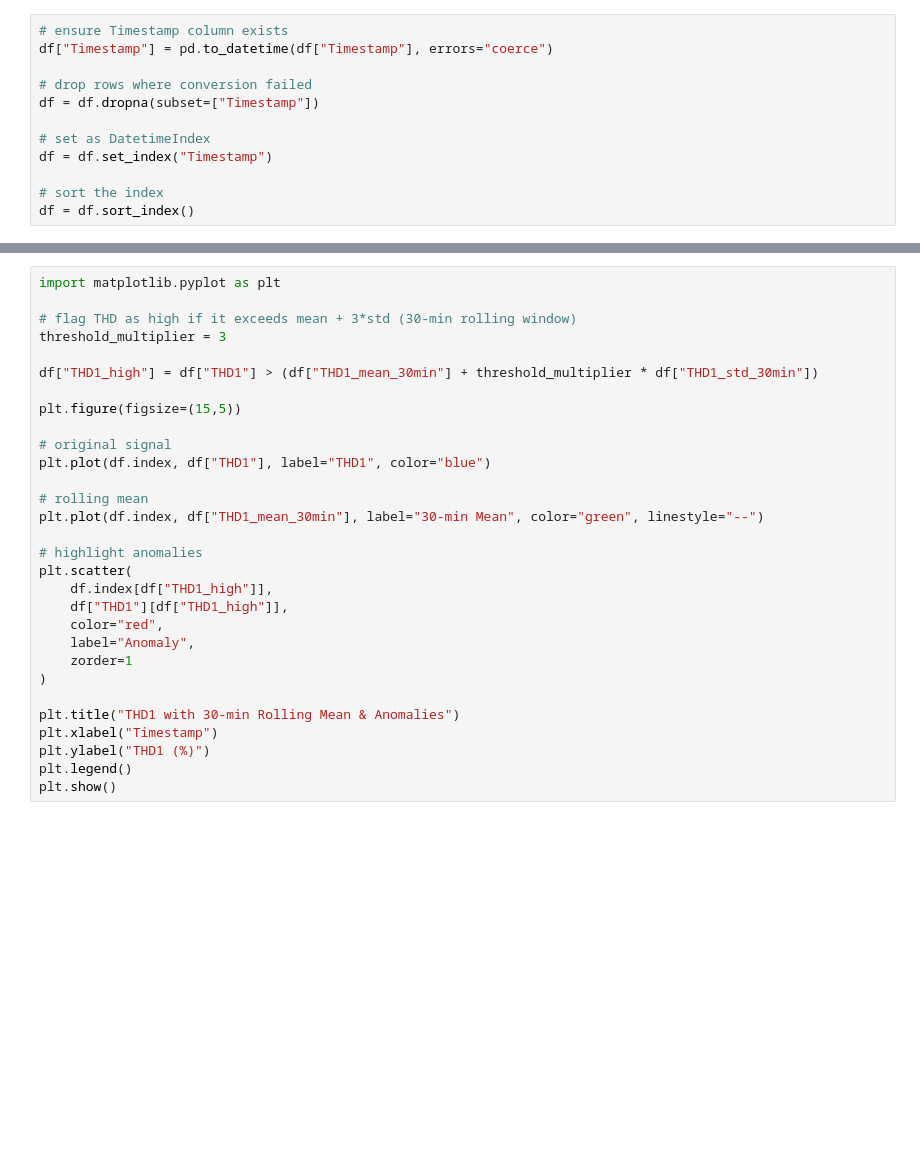
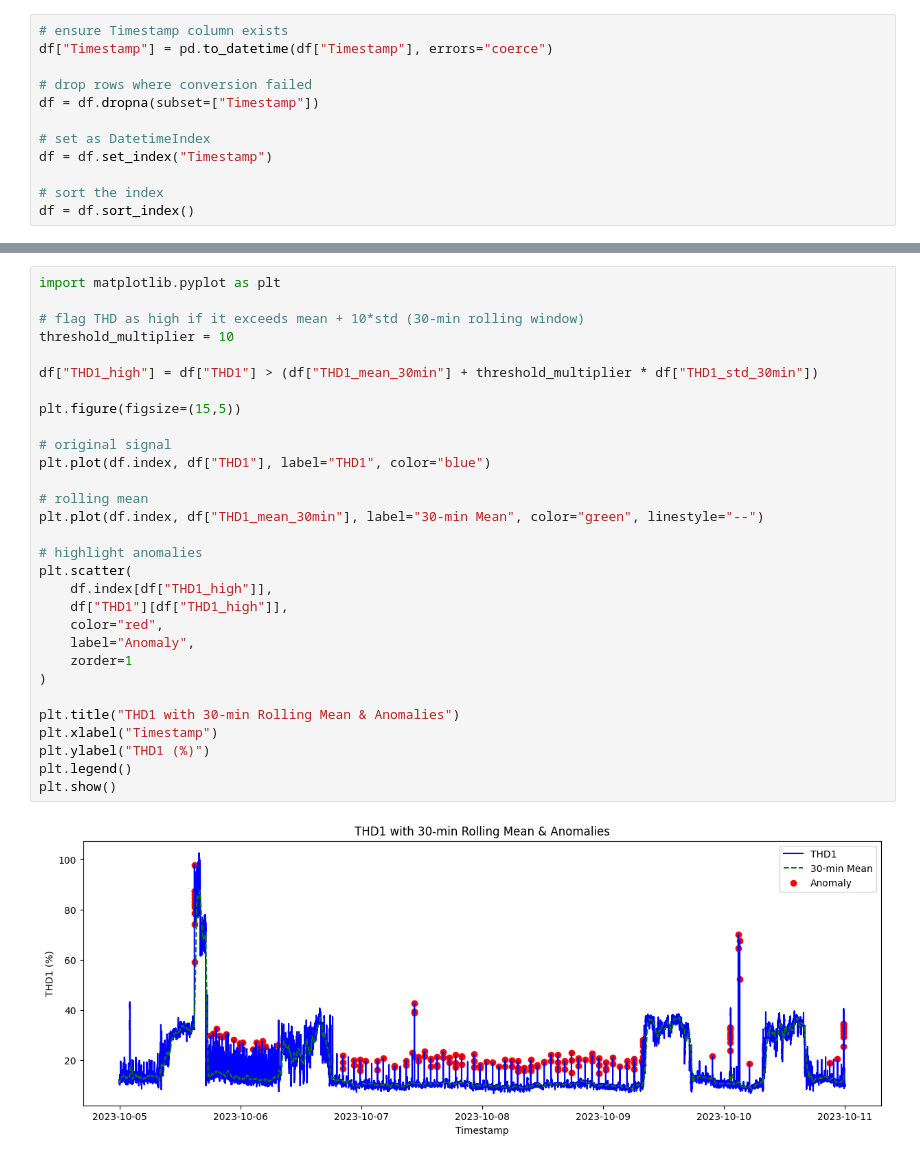
Before and after one commit to tumisangramotlhwa/Grid-Power-Quality-Analyser-China, a Jupyter notebook: notebooks/thd-and-harmonics.ipynb, the cells around one changed output, grey strips where cells are left out. Cells and saved outputs as stored; diff of their text form; blank space fills up the shorter version.

Commit message:
Fixed anomalies multiplier

```diff
--- a/notebooks/thd-and-harmonics.ipynb
+++ b/notebooks/thd-and-harmonics.ipynb
@@ -57,31 +83,33 @@ plt.show()
 # %%
 import matplotlib.pyplot as plt
 
-# flag THD as high if it exceeds mean + 3*std (30-min rolling window)
-threshold_multiplier = 3
+# flag THD as high if it exceeds mean + 10*std (30-min rolling window)
+threshold_multiplier = 10
 
 df["THD1_high"] = df["THD1"] > (df["THD1_mean_30min"] + threshold_multiplier * df["THD1_std_30min"])
 
 plt.figure(figsize=(15,5))
 
 # original signal
 plt.plot(df.index, df["THD1"], label="THD1", color="blue")
 
 # rolling mean
 plt.plot(df.index, df["THD1_mean_30min"], label="30-min Mean", color="green", linestyle="--")
 
 # highlight anomalies
 plt.scatter(
     df.index[df["THD1_high"]],
     df["THD1"][df["THD1_high"]],
     color="red",
     label="Anomaly",
     zorder=1
 )
 
 plt.title("THD1 with 30-min Rolling Mean & Anomalies")
 plt.xlabel("Timestamp")
 plt.ylabel("THD1 (%)")
 plt.legend()
 plt.show()
+# %% [output]
+[figure, added]
 # %%
```
Also changed, not shown: parts of 5 cells of this notebook, 3 other files.
